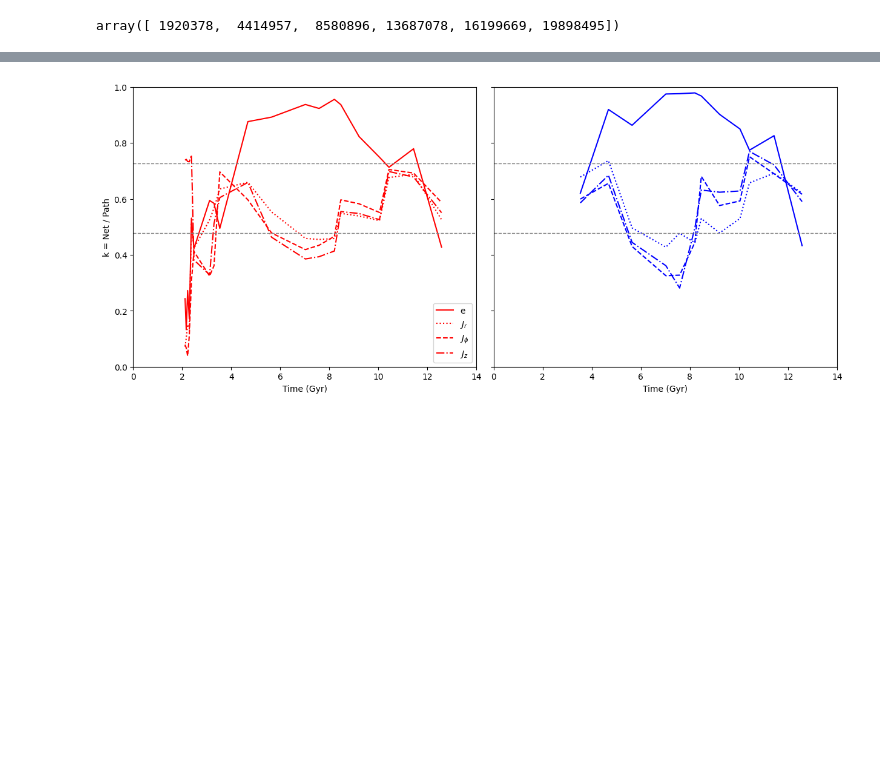
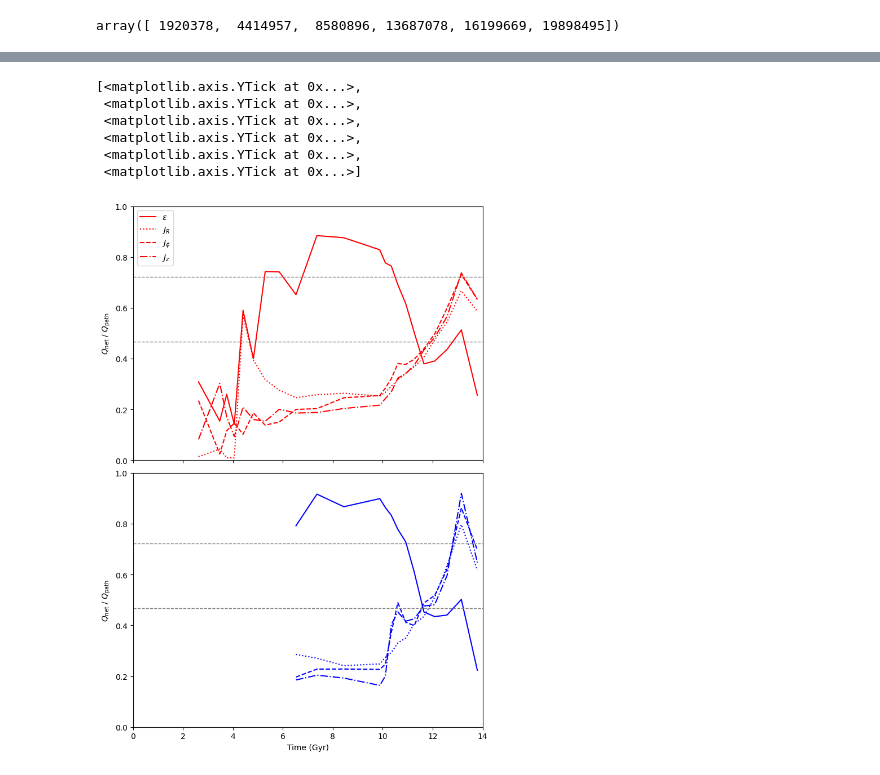
Before and after one commit to finn-pal/gc_statistics, a Jupyter notebook: paper_plots/k_value_pos_dup.ipynb, the cells around one changed output, grey strips where cells are left out. Saved outputs shown, nothing was run; the diff lists cells and outputs as text; code cells hidden in the pictures; blank space fills up the shorter version.

```diff
--- a/paper_plots/k_value_pos_dup.ipynb
+++ b/paper_plots/k_value_pos_dup.ipynb
@@ -429,8 +465,8 @@ var_lst = ["et_norm", "jr", "jp", "jz"]
 group_types = ["in_situ", "ex_situ"]
 
 # following values from "random_walk.ipynb"
-kmin = 0.477
-kmax = 0.727
+kmin = 0.49
+kmax = 0.73
 
 fig, axs = plt.subplots(4, 2, figsize=(12, 18), sharey=False, sharex=False)
 plt.subplots_adjust(wspace=0.075)
@@ -517,5 +528,5 @@ while idxu < len(time_lst) - 1:
 # %%
-def plot_kvar(var, win_lst, it_dict, grp="in_situ"):
+def plot_kvar(var, win_lst, it_dict, time_lst, grp="in_situ"):
     k_avg = []
     k_std = []
     t_hld = []
@@ -544,6 +555,7 @@ def plot_kvar(var, win_lst, it_dict, grp="in_situ"):
 
             if len(gc_k) != 0:
                 it_k.append(np.nanmean(gc_k))
+                # it_k.append(np.nanmedian(gc_k))
 
         if len(it_k) != 0:
             k_avg.append(np.nanmean(it_k))
@@ -553,0 +595,15 @@ def plot_kvar(var, win_lst, it_dict, grp="in_situ"):
+# %%
+win_lst = []
+
+idxl = 0
+idxu = 10
+
+win_lst.append({"idxl": 0, "idxu": 10})
+
+# while idxu < len(time_lst) - 11:
+while idxu < len(time_lst) - 1:
+    idxl += 1
+    idxu += 1
+    win_lst.append({"idxl": idxl, "idxu": idxu})
+
+win_lst
@@ -554,33 +661,44 @@ def plot_kvar(var, win_lst, it_dict, grp="in_situ"):
 # %%
 var_lst = ["et_norm", "jr", "jp", "jz"]
 plt_lin = ["solid", "dotted", "dashed", "dashdot"]
-leg_lst = [r"e", r"$J_{r}$", r"$J_{\phi}$", r"$J_{z}$"]
+leg_lst = [r"$\epsilon$", r"$J_{R}$", r"$J_{\phi}$", r"$J_{z}$"]
 
-fig, axs = plt.subplots(1, 2, figsize=(15, 6), sharey=True, sharex=True)
-plt.subplots_adjust(wspace=0.05)
+fig, axs = plt.subplots(2, 1, figsize=(8, 12), sharey=True, sharex=True)
+plt.subplots_adjust(hspace=0.05)
 
 for var, lin, leg in zip(var_lst, plt_lin, leg_lst):
-    k_avg, k_std, t_hld = plot_kvar(var, win_lst, it_dict, grp="in_situ")
+    k_avg, k_std, t_hld = plot_kvar(var, win_lst, it_dict, time_lst, grp="in_situ")
     axs[0].plot(t_hld, k_avg, c="r", ls=lin, label=leg)
 
-    k_avg, k_std, t_hld = plot_kvar(var, win_lst, it_dict, grp="ex_situ")
-    axs[1].plot(t_hld, k_avg, c="b", ls=lin)
+    k_avg, k_std, t_hld = plot_kvar(var, win_lst, it_dict, time_lst, grp="ex_situ")
+    axs[1].plot(t_hld, k_avg, c="b", ls=lin, label=leg)
 
-axs[0].set_ylabel("k = Net / Path")
-axs[0].set_xlabel("Time (Gyr)")
+axs[0].set_ylabel(r"$Q_{\rm net}$ / $Q_{\rm path}$")
+axs[1].set_ylabel(r"$Q_{\rm net}$ / $Q_{\rm path}$")
+# axs[0].set_xlabel("Time (Gyr)")
 axs[1].set_xlabel("Time (Gyr)")
 
 # axs[0].set_title("In-Situ")
 # axs[1].set_title("Ex-Situ")
 
-axs[0].legend(loc="lower right")
+axs[0].legend(loc="upper left")
+# axs[1].legend(loc="lower right")
 
 for ax in axs:
+    # ax.plot(t_k_lst, k_lst, c="grey", ls="--", lw=1)
     ax.plot([0, 14], [kmin, kmin], c="grey", ls="--", lw=1)
     ax.plot([0, 14], [kmax, kmax], c="grey", ls="--", lw=1)
 
     ax.set_xlim(0, 14)
     ax.set_ylim(0, 1)
+
+axs[1].set_yticks([0, 0.2, 0.4, 0.6, 0.8, 1.0])
 # %% [output]
+[<matplotlib.axis.YTick at 0x...>,
+ <matplotlib.axis.YTick at 0x...>,
+ <matplotlib.axis.YTick at 0x...>,
+ <matplotlib.axis.YTick at 0x...>,
+ <matplotlib.axis.YTick at 0x...>,
+ <matplotlib.axis.YTick at 0x...>]
-[figure, old version]
+[figure, new version]
 # %%
```
Also changed, not shown: parts of 33 cells of this notebook, 11 other files.
